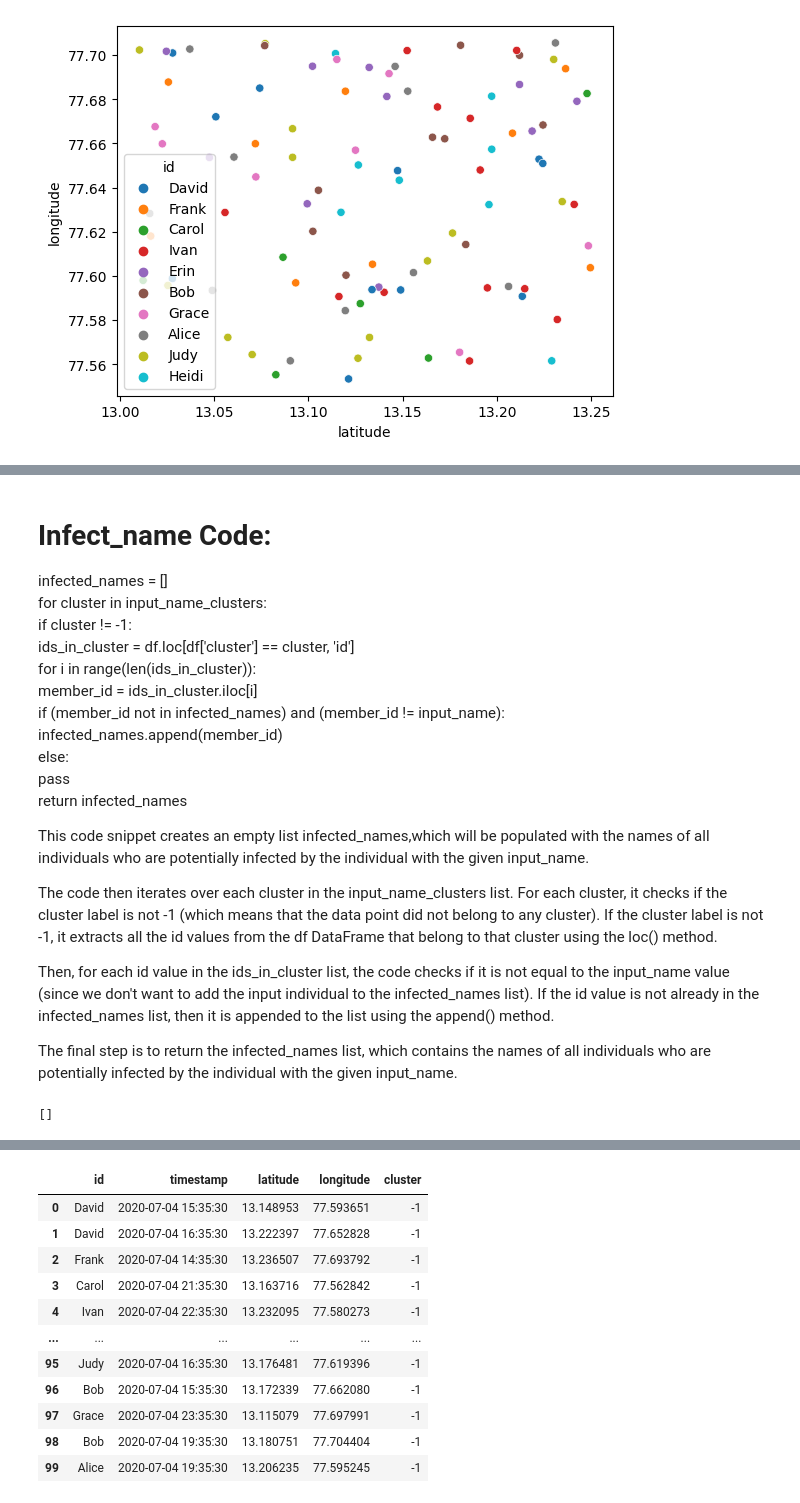
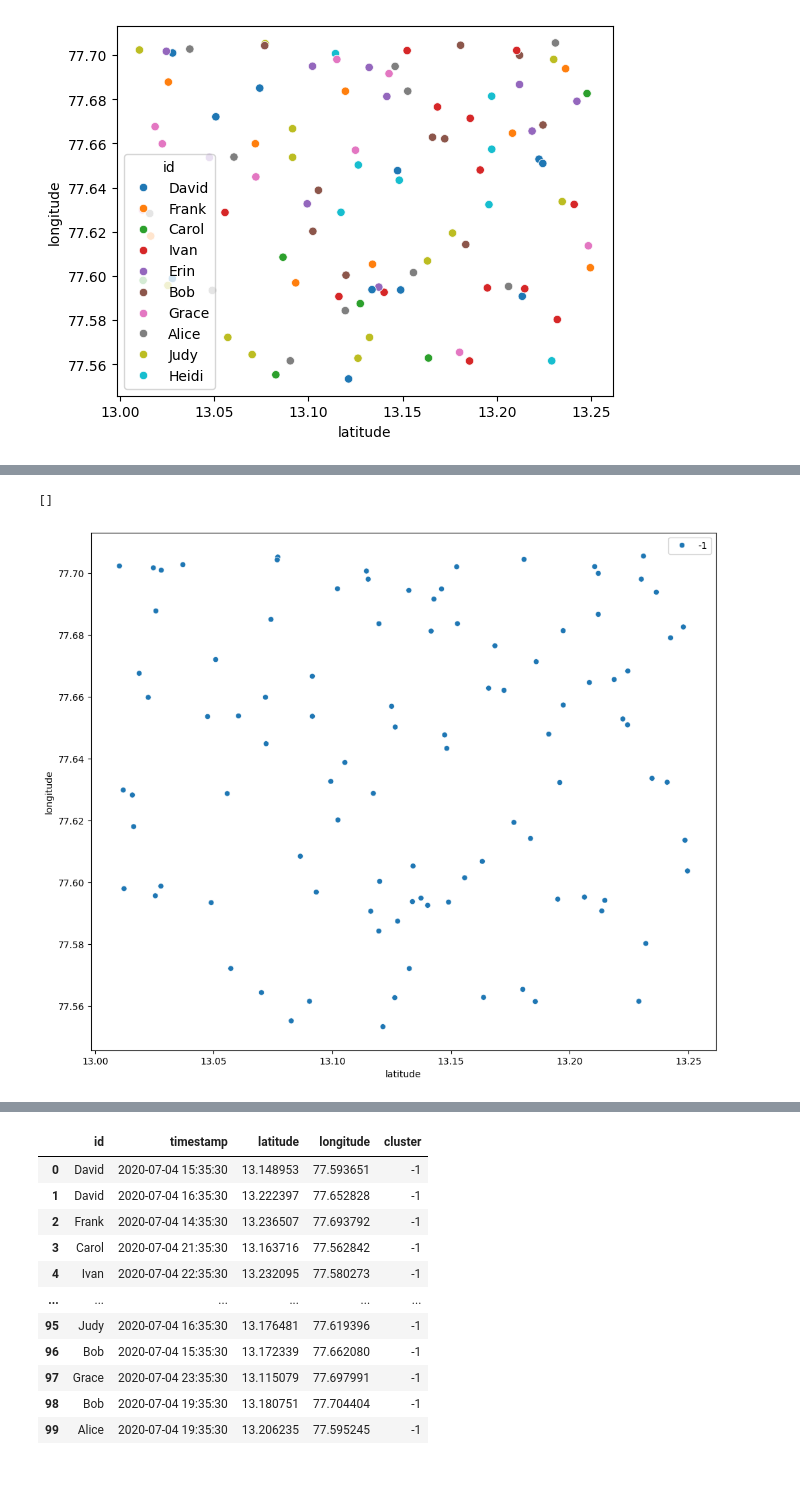
Before and after one commit to sidd1092/Trace_pandemic_carriers, a Jupyter notebook: Contact Tracing with Machine Learning Using DBSCAN.ipynb, the cells around one changed output, grey strips where cells are left out. Cells and saved outputs as stored; diff of their text form; code cells hidden in the pictures; blank space fills up the shorter version.

```diff
--- a/Contact Tracing with Machine Learning Using DBSCAN.ipynb
+++ b/Contact Tracing with Machine Learning Using DBSCAN.ipynb
@@ -55,0 +8,10 @@ Now, let’s analyze the dataset using the scatter plot showing the ids with the
+# %%
+try:
+    df = pd.read_json("livedata.json")
+    # Display the first 20 rows of the DataFrame
+    print(df.head(20))
+except FileNotFoundError:
+    print("Error: 'livedata.json' file not found. Please check the file path.")
+except ValueError as e:
+    print(f"Error loading JSON: {e}")
+df.head(20)
@@ -86,50 +41,39 @@ This code essentially creates a list of all the unique clusters that contain at
-# %% [markdown]
-# Infect_name Code:
-infected_names = []
-    for cluster in input_name_clusters:
-        if cluster != -1:
-            ids_in_cluster = df.loc[df['cluster'] == cluster, 'id']
-            for i in range(len(ids_in_cluster)):
-                member_id = ids_in_cluster.iloc[i]
-                if (member_id not in infected_names) and (member_id != input_name):
-                    infected_names.append(member_id)
-                else:
-                    pass
-    return infected_names
-
-This code snippet creates an empty list infected_names,which will be populated with the names of all individuals who are potentially infected by the individual with the given input_name.
-
-The code then iterates over each cluster in the input_name_clusters list. For each cluster, it checks if the cluster label is not -1 (which means that the data point did not belong to any cluster). If the cluster label is not -1, it extracts all the id values from the df DataFrame that belong to that cluster using the loc() method.
-
-Then, for each id value in the ids_in_cluster list, the code checks if it is not equal to the input_name value (since we don't want to add the input individual to the infected_names list). If the id value is not already in the infected_names list, then it is appended to the list using the append() method.
-
-The final step is to return the infected_names list, which contains the names of all individuals who are potentially infected by the individual with the given input_name.
 # %%
 def get_infected_names(input_name):
 
     epsilon = 0.0018288 # a radial distance of 6 feet in kilometers
     model = DBSCAN(eps=epsilon, min_samples=3, metric='haversine').fit(df[['latitude', 'longitude']])
     df['cluster'] = model.labels_.tolist()
 
     input_name_clusters = []
     for i in range(len(df)):
         if df['id'][i] == input_name:
             if df['cluster'][i] in input_name_clusters:
                 pass
             else:
                 input_name_clusters.append(df['cluster'][i])
 
     infected_names = []
     for cluster in input_name_clusters:
         if cluster != -1:
             ids_in_cluster = df.loc[df['cluster'] == cluster, 'id']
             for i in range(len(ids_in_cluster)):
                 member_id = ids_in_cluster.iloc[i]
                 if (member_id not in infected_names) and (member_id != input_name):
                     infected_names.append(member_id)
                 else:
                     pass
-    return infected_names
-print(get_infected_names("David"))
+    return infected_names, model # return a tuple containing the list and the model
+
+infected, model = get_infected_names("Erin") # unpack the returned values
+print(infected)
+
+labels = model.labels_ # Now you can use model here
+fig = plt.figure(figsize=(12, 10))
+# Pass the DataFrame to the `data` argument, and specify x and y columns using keywords.
+sns.scatterplot(data=df, x='latitude', y='longitude', hue=labels, palette='tab10')
+plt.legend(bbox_to_anchor=[1, 1])
+plt.show()
 # %% [output]
 []
+[figure, added]
```
Also changed, not shown: parts of 15 cells of this notebook, 1 other file.
